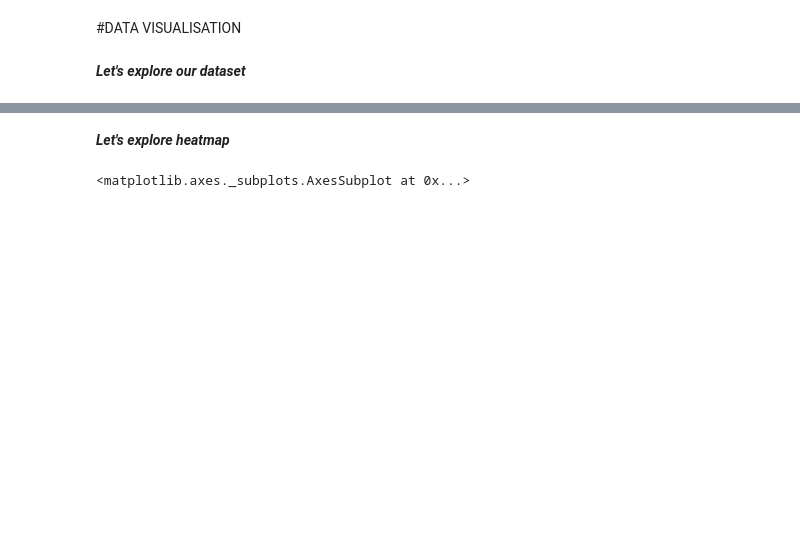
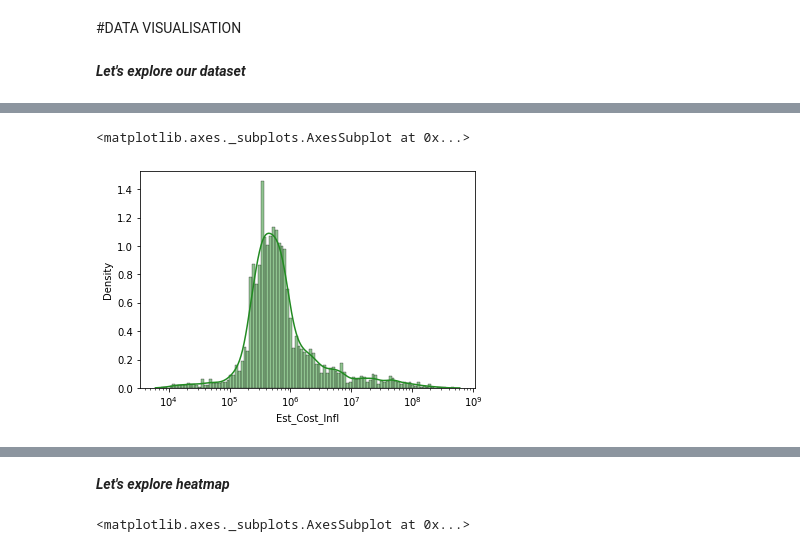
Before and after one commit to LHB-Group/Civil-Work-Bidding-And-Investment-Helper, a Jupyter notebook: NoteBooks/SF_regression_models.ipynb, the cells around one changed output, grey strips where cells are left out. Drawn from its saved outputs; the diff is of its cells as text; code cells hidden in the pictures; blank space fills up the shorter version.

```diff
--- a/NoteBooks/SF_regression_models.ipynb
+++ b/NoteBooks/SF_regression_models.ipynb
@@ -93,0 +180,6 @@ sns.histplot(data= dataset , x='Estimated Cost',kde=True,stat='density',color='f
+# %%
+#histogram
+sns.histplot(data= dataset , x='Est_Cost_Infl',kde=True,stat='density',color='forestgreen',log_scale=True)
+# %% [output]
+<matplotlib.axes._subplots.AxesSubplot at 0x...>
+[figure, added]
```
Also changed, not shown: parts of 47 cells of this notebook.
